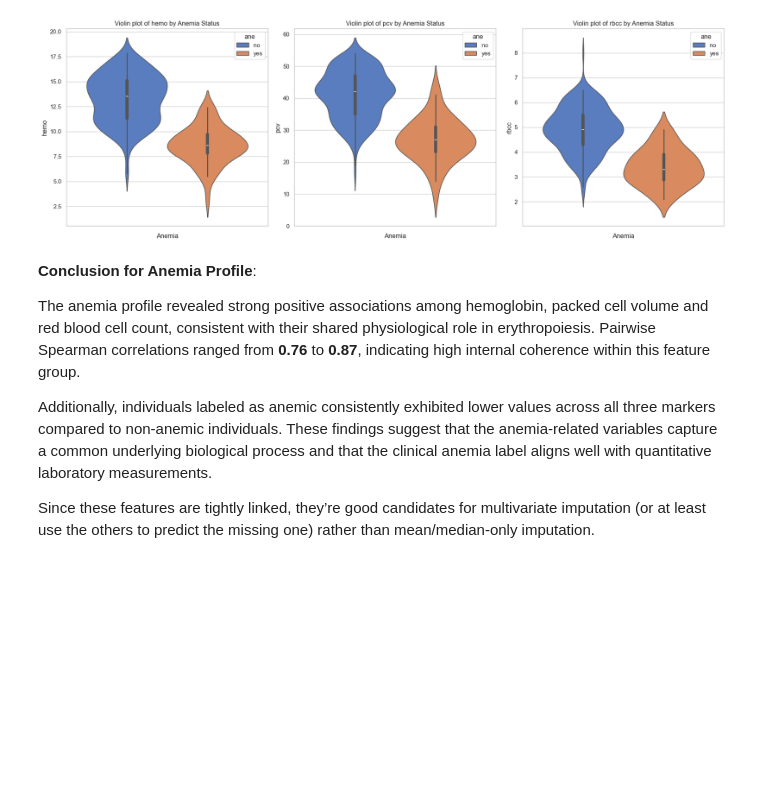
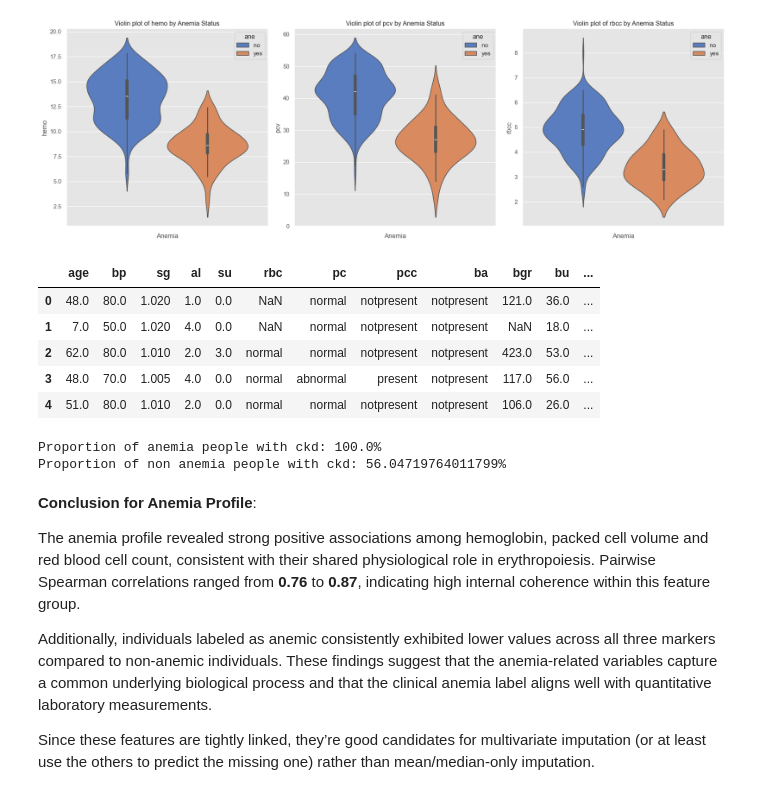
Before and after one commit to gitxnav/SP-Final-Project, a Jupyter notebook: src/notebooks/data_preparation_with_imputation.ipynb, the cells around one changed output. Saved outputs shown, nothing was run; the diff lists cells and outputs as text; code cells hidden in the pictures; blank space fills up the shorter version.

Commit message:
[UPD] Comparing CKD with anemia and not anemia

```diff
--- a/src/notebooks/data_preparation_with_imputation.ipynb
+++ b/src/notebooks/data_preparation_with_imputation.ipynb
@@ -711,6 +695,27 @@ for i, col in enumerate(cols):
 plt.tight_layout()
 # %% [output]
 [figure]
+# %%
+ane.head()
+# %% [output]
+|  | age | bp | sg | al | su | rbc | pc | pcc | ba | bgr | bu | ... |
+| 0 | 48.0 | 80.0 | 1.020 | 1.0 | 0.0 | NaN | normal | notpresent | notpresent | 121.0 | 36.0 | ... |
+| 1 | 7.0 | 50.0 | 1.020 | 4.0 | 0.0 | NaN | normal | notpresent | notpresent | NaN | 18.0 | ... |
+| 2 | 62.0 | 80.0 | 1.010 | 2.0 | 3.0 | normal | normal | notpresent | notpresent | 423.0 | 53.0 | ... |
+| 3 | 48.0 | 70.0 | 1.005 | 4.0 | 0.0 | normal | abnormal | present | notpresent | 117.0 | 56.0 | ... |
+| 4 | 51.0 | 80.0 | 1.010 | 2.0 | 0.0 | normal | normal | notpresent | notpresent | 106.0 | 26.0 | ... |
+# %%
+no_anemia_patients = ane[ane['ane'] == 'no']
+anemia_patients = ane[ane['ane'] == 'yes']
+proportion_anemia_ckd = (anemia_patients['status'] == 'ckd').sum() / len(anemia_patients)
+proportion_noanemia_ckd = (no_anemia_patients['status'] == 'ckd').mean()
+
+
+print(f"Proportion of anemia people with ckd: {proportion_anemia_ckd * 100}%")
+print(f"Proportion of non anemia people with ckd: {proportion_noanemia_ckd * 100}%")
+# %% [output]
+Proportion of anemia people with ckd: 100.0%
+Proportion of non anemia people with ckd: 56.04719764011799%
 # %% [markdown]
 **Conclusion for Anemia Profile**:
 
```
Also changed, not shown: parts of 15 cells of this notebook.
